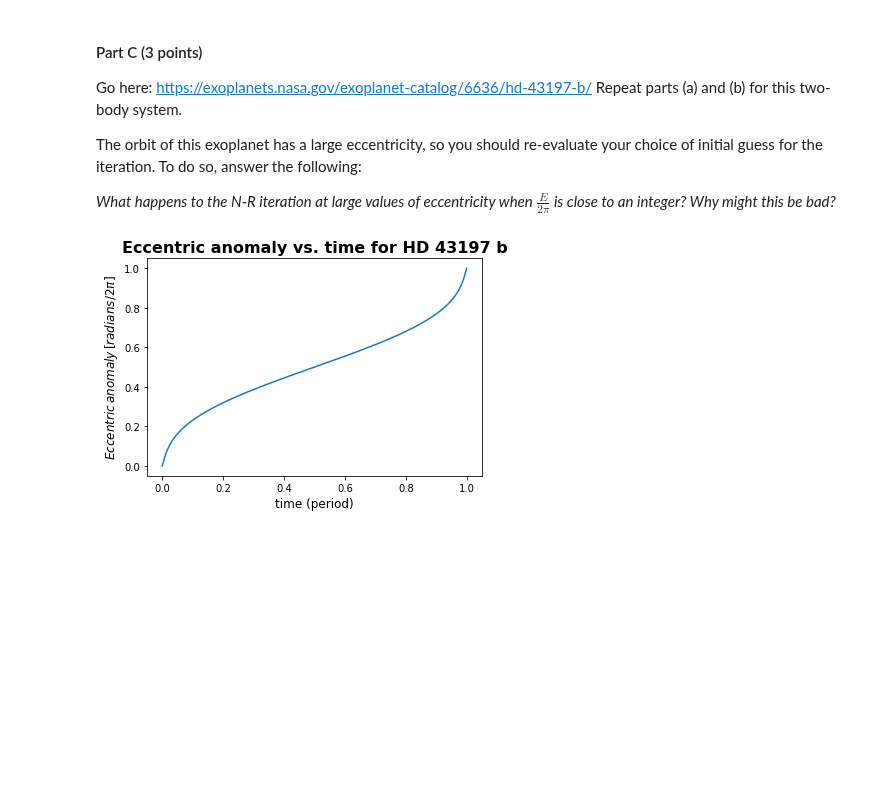
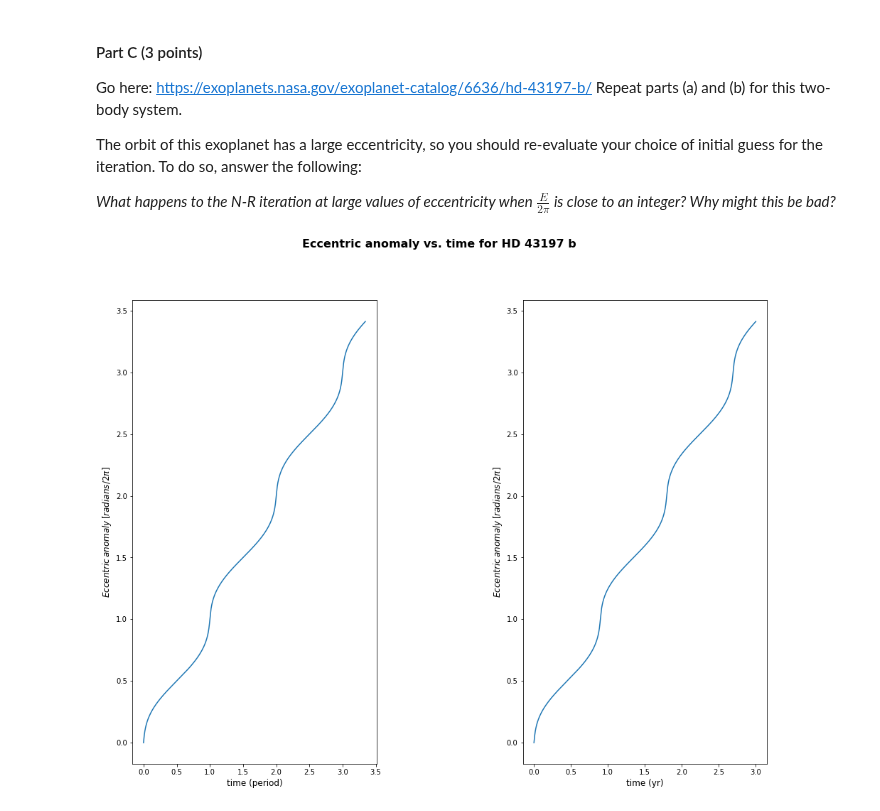
Before and after one commit to m4ese/astroResearchMethods, a Jupyter notebook: Forese_assignment_3.ipynb, the cells around one changed output. Saved outputs shown, nothing was run; the diff lists cells and outputs as text; code cells hidden in the pictures; blank space fills up the shorter version.

```diff
--- a/Forese_assignment_3.ipynb
+++ b/Forese_assignment_3.ipynb
@@ -448,7 +458,7 @@ a_43197b = (0.92*u.au).to(u.m).value
 tau_43197b = 0
 
 #timesteps for one orbit in seconds
-t_43197b = np.linspace(0,period_43197b.value,num = 500)
+t_43197b = np.linspace(0,((3*u.yr).to(u.s)).value,num = 5000)
 
 ecc_anoms_43197b = np.zeros(len(t_43197b))
 iterations_43197b = np.zeros(len(t_43197b))
@@ -464,17 +474,29 @@ for i in range(len(t)):
     ecc_anoms_43197b[i] = root
     iterations_43197b[i] = itrtn
     ecc_guess_init = root
-# %%
-fig = plt.figure()
-
-plt.plot(t_43197b/period_43197b.value,ecc_anoms_43197b/(2*np.pi))
-plt.title(r"Eccentric anomaly vs. time for HD 43197 b",fontsize = 16,fontweight='bold')
-plt.xlabel(r'time (period)',fontsize = 12)
-plt.ylabel(r'$Eccentric \, anomaly \, [radians / 2 \pi]$',fontsize = 12)
-
-plt.show()
-# %% [output]
-[figure, removed]
+# %%
+fig = plt.figure(figsize = (16,12))
+fig.suptitle(r"Eccentric anomaly vs. time for HD 43197 b",fontsize = 16,fontweight='bold')
+ax = plt.subplot(121)
+
+
+ax.plot(t_43197b/period_43197b.value,ecc_anoms_43197b/(2*np.pi))
+#ax.set_title(r"Eccentric anomaly vs. time for HD 43197 b",fontsize = 16,fontweight='bold')
+ax.set_xlabel(r'time (period)',fontsize = 12)
+ax.set_ylabel(r'$Eccentric \, anomaly \, [radians / 2 \pi]$',fontsize = 12)
+
+ax = plt.subplot(122)
+
+ax.plot((t_43197b*u.s).to(u.yr),ecc_anoms_43197b/(2*np.pi))
+#ax.set_title(r"Eccentric anomaly vs. time for HD 43197 b",fontsize = 16,fontweight='bold')
+ax.set_xlabel(r'time (yr)',fontsize = 12)
+ax.set_ylabel(r'$Eccentric \, anomaly \, [radians / 2 \pi]$',fontsize = 12)
+
+plt.subplots_adjust(wspace = 0.6)
+
+plt.show()
+# %% [output]
+[figure, added]
 # %%
 theta_43197b = 2*np.arctan(np.sqrt((1+ecc_43197b)/(1-ecc_43197b))*np.tan(ecc_anoms_43197b/2))
 r_43197b = a_43197b*(1 - ecc_43197b**2)/(1 + ecc_43197b*np.cos(theta_43197b))
```
Also changed, not shown: parts of 5 cells of this notebook.
